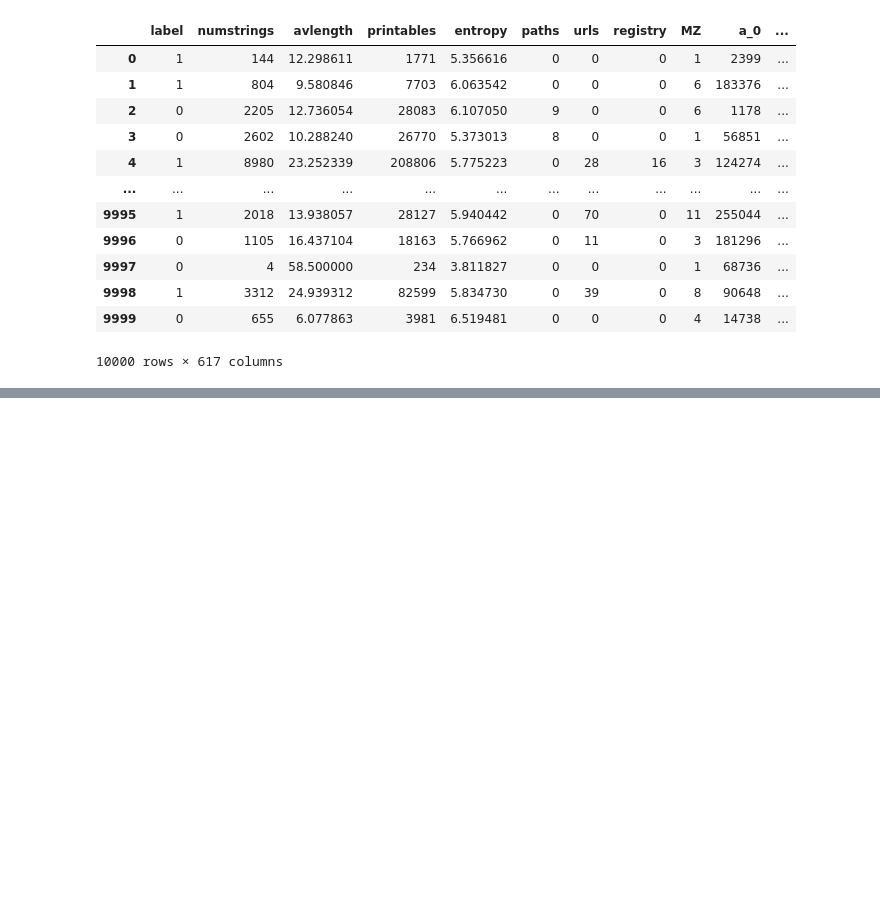
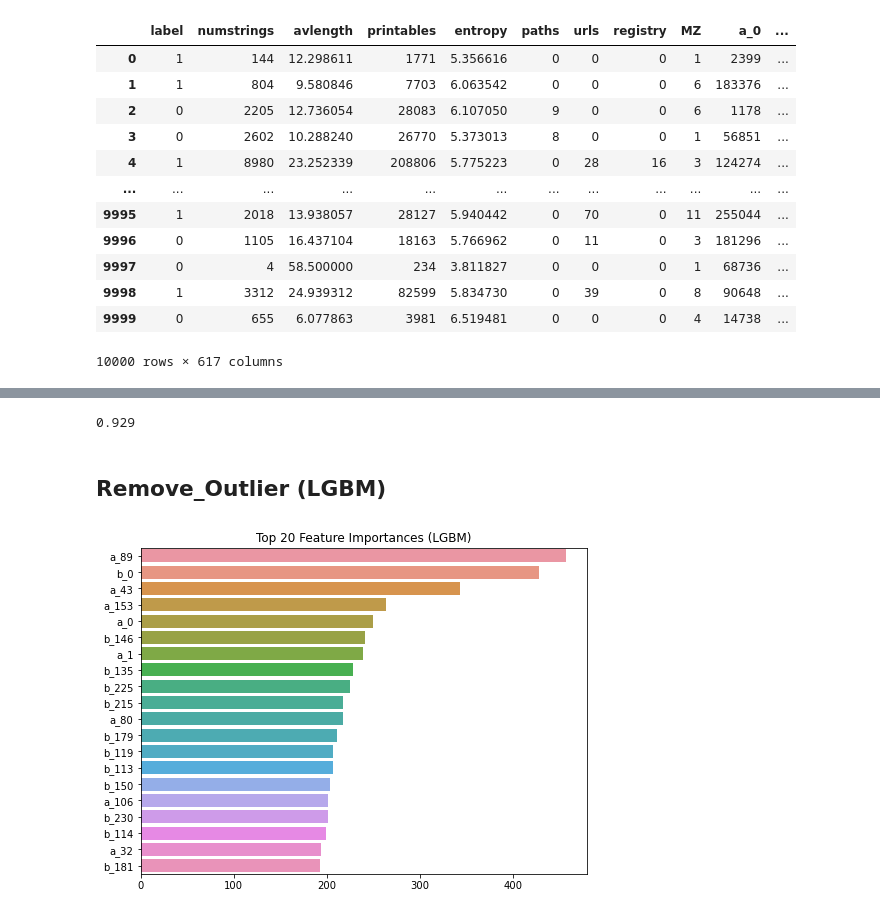
Before and after one commit to Hoseo-IELab/Hoseo_AI_Competition, a Jupyter notebook: TEST12345.ipynb, the cells around one changed output, grey strips where cells are left out. Drawn from its saved outputs; the diff is of its cells as text; code cells hidden in the pictures; blank space fills up the shorter version.

```diff
--- a/TEST12345.ipynb
+++ b/TEST12345.ipynb
@@ -368,0 +106,2 @@ roc_auc_score(y_test, lgbm_pred)
+# %%
+pred_rf = rf.fit(x_train, y_train).predict(x_test)
@@ -368,0 +133,27 @@ roc_auc_score(y_test, lgbm_pred)
+# %%
+voting_estimators = [ ('LGBM', lgbm),
+                    ('XGB', xgb),
+                    ('RandomForest', rf)]
+# %%
+voting_model = VotingClassifier(estimators= voting_estimators, voting='soft')
+# %%
+voting_model.fit(x_train, y_train)
+pred_voting = voting_model.predict(x_test)
+# %%
+accuracy_score(y_test, pred_voting)
+# %% [output]
+0.929
+# %% [markdown]
+## Remove_Outlier (LGBM)
+# %%
+ft_importance_values = lgbm.feature_importances_
+
+ft_series = pd.Series(ft_importance_values, index = x_train.columns)
+ft_top20 = ft_series.sort_values(ascending=False)[:20]
+
+plt.figure(figsize=(8,6))
+plt.title('Top 20 Feature Importances (LGBM)')
+sns.barplot(x=ft_top20, y=ft_top20.index)
+plt.show()
+# %% [output]
+[figure, added]
```
Also changed, not shown: parts of 95 cells of this notebook, 6 other files.
